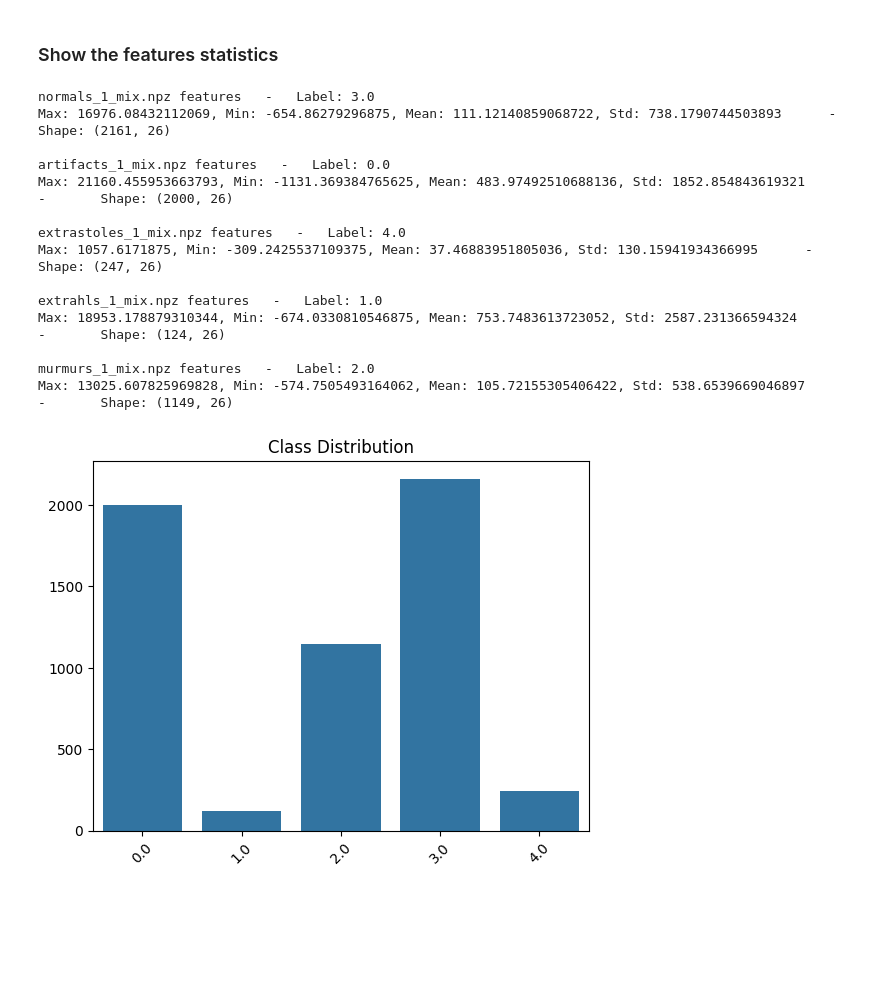
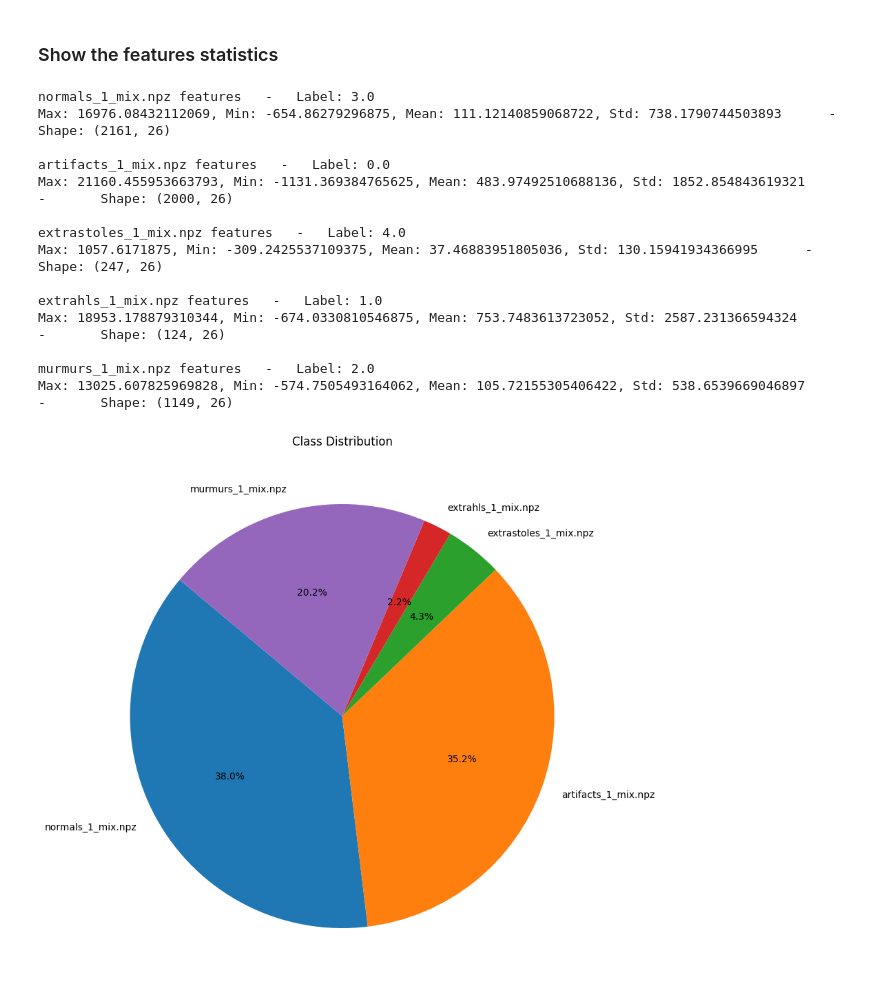
Before and after one commit to DavideLigari01/advanced-biomedical-project, a Jupyter notebook: notebooks/extraction.ipynb, the cells around one changed output. Cells and saved outputs as stored; diff of their text form; code cells hidden in the pictures; blank space fills up the shorter version.

Commit message:
charts

```diff
--- a/notebooks/extraction.ipynb
+++ b/notebooks/extraction.ipynb
@@ -145,34 +102,37 @@ shapes = []
 name_labels = {}
 
 for name in names:
 	features = np.load(FEATURES_DIR + name)['X']
 	label = np.load(FEATURES_DIR + name)['y'][0]
 	name_labels[name] = label
 	max = features.max()
 	min = features.min()
 	mean = features.mean()
 	std = features.std()
 	print(f'{name} features   -   Label: {label}')
 	print(f'Max: {max}, Min: {min}, Mean: {mean}, Std: {std}      -       Shape: {features.shape}\n')
 	shapes.append(features.shape[0])
 
-# class distribution
-sns.barplot(x = name_labels.values(), y = shapes)
+
+
+# use a cake chart to show the class distribution
+plt.figure(figsize=(10, 10))
+plt.pie(shapes, labels = name_labels.keys(), autopct='%1.1f%%', startangle=140)
 plt.title('Class Distribution')
-_ = plt.xticks(rotation=45)
+plt.show()
 # %% [output]
 normals_1_mix.npz features   -   Label: 3.0
 Max: 16976.08432112069, Min: -654.86279296875, Mean: 111.12140859068722, Std: 738.1790744503893      -       Shape: (2161, 26)
 
 artifacts_1_mix.npz features   -   Label: 0.0
 Max: 21160.455953663793, Min: -1131.369384765625, Mean: 483.97492510688136, Std: 1852.854843619321      -       Shape: (2000, 26)
 
 extrastoles_1_mix.npz features   -   Label: 4.0
 Max: 1057.6171875, Min: -309.2425537109375, Mean: 37.46883951805036, Std: 130.15941934366995      -       Shape: (247, 26)
 
 extrahls_1_mix.npz features   -   Label: 1.0
 Max: 18953.178879310344, Min: -674.0330810546875, Mean: 753.7483613723052, Std: 2587.231366594324      -       Shape: (124, 26)
 
 murmurs_1_mix.npz features   -   Label: 2.0
 Max: 13025.607825969828, Min: -574.7505493164062, Mean: 105.72155305406422, Std: 538.6539669046897      -       Shape: (1149, 26)
-[figure, old version]
+[figure, new version]
```
Also changed, not shown: parts of 2 cells of this notebook, 3 other files.
